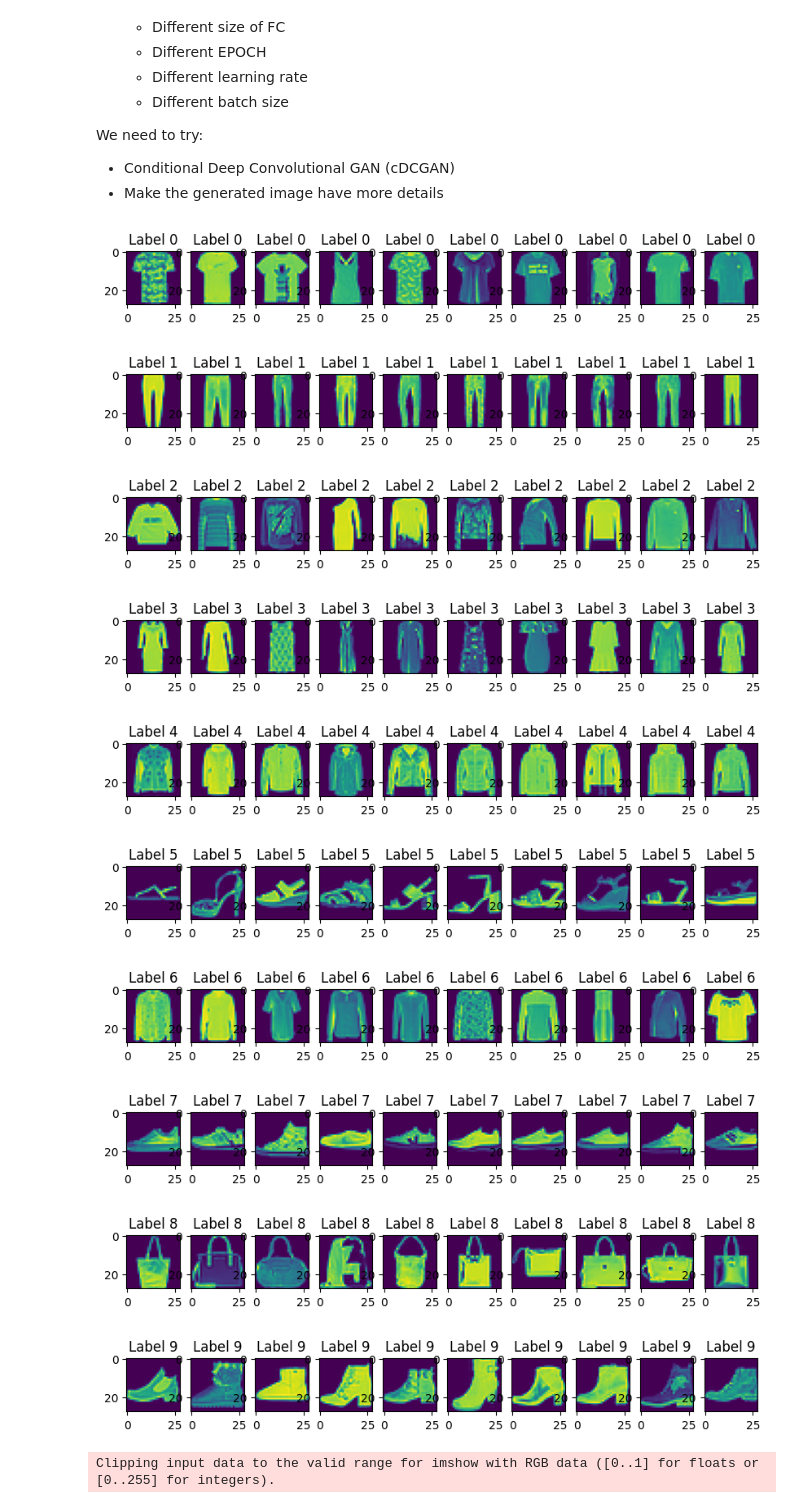
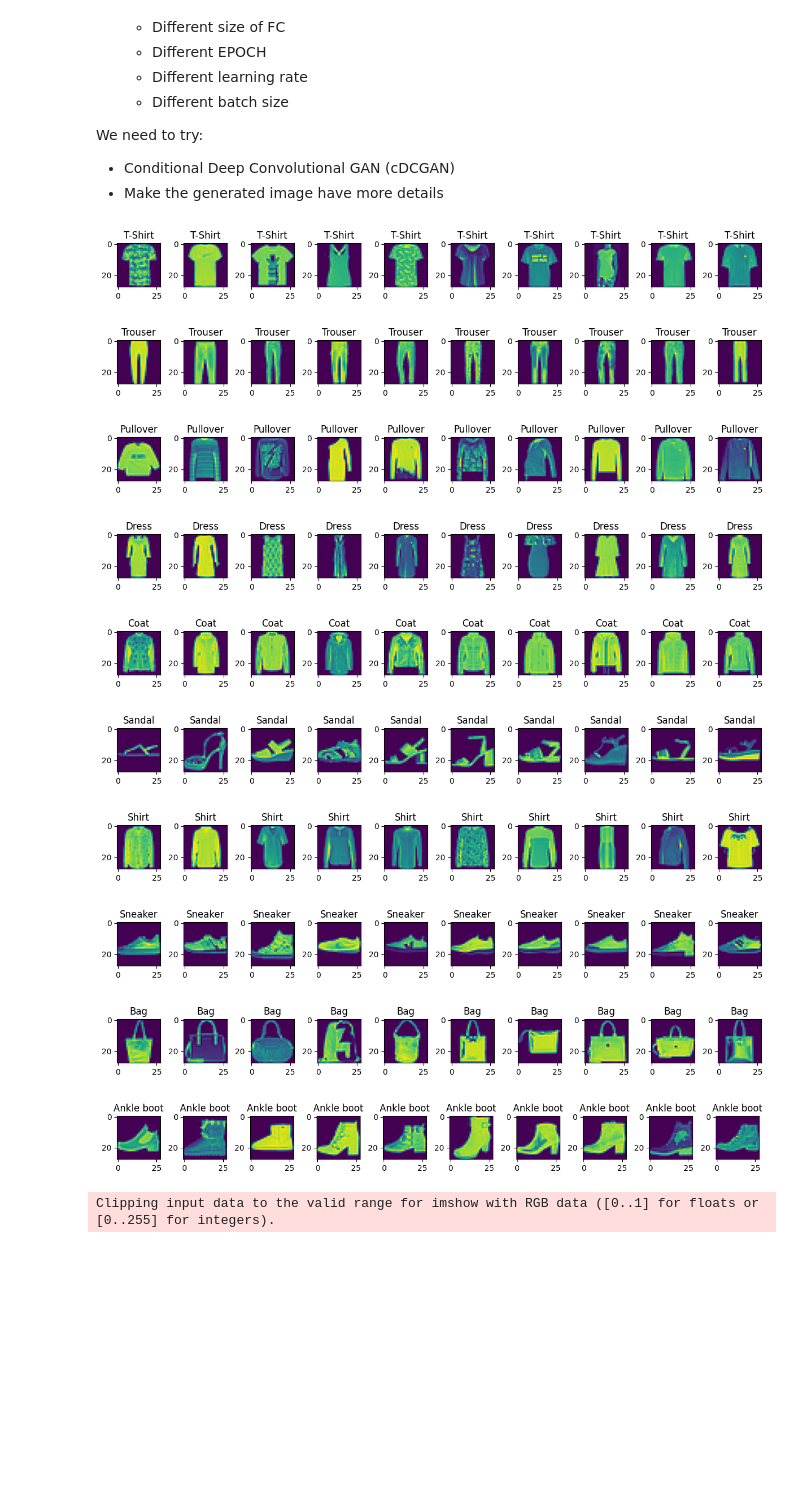
Before and after one commit to zhangwengyu999/Fashion_Image_Generation_Project, a Jupyter notebook: cGAN/cGAN.ipynb, the cells around one changed output. Cells and saved outputs as stored; diff of their text form; code cells hidden in the pictures; blank space fills up the shorter version.

```diff
--- a/cGAN/cGAN.ipynb
+++ b/cGAN/cGAN.ipynb
@@ -52,9 +50,9 @@ class Sample:
         self.feat = feat
         self.label = label
 
-def loadImage():
+def loadImage(inPath):
     samples = []
-    dataCsv = pd.read_csv(trainPath)
+    dataCsv = pd.read_csv(inPath)
     dataCsvImg = dataCsv.drop(columns = 'label')
     dataCsvImg = dataCsvImg.values.astype('uint8')
 
@@ -66,44 +64,31 @@ def loadImage():
         samples.append(sample)
     return samples, images, labels
 
-allSamples, allImages, allLabels = loadImage()
+trainSamples, trainImages, trainLabels = loadImage(trainPath)
+testSamples, testImages, testLabels = loadImage(testPath)
 # %%
+# Task 1: Preprocess the fashion image dataset and visualize some example images.
 for l in range(10):
     count = 0
-    for sample in allSamples:
+    for sample in trainSamples:
         if int(sample.label) == l:
             if count%10 == 0:
-                plt.figure(figsize=(10, 1))
+                plt.figure(figsize=(15, 1))
             plt.subplot(1, 10, count%10+1)
-            plt.title(f'Label {l}')
+            plt.title(labelMap[int(l)])
             plt.imshow(sample.img)
             count += 1
             if (count >= 10):
                 break
-
-# imgCount = 0
-# for sample in allSamples:
-#     label = sample.label
-#     img = sample.img
-#     label = int(label)
-#     if imgCount % 10 == 0:
-#         plt.figure(figsize=(10, 1))
-#     plt.subplot(1, 10, imgCount%10+1)
-#     plt.title(f'Label {label}')
-
-#     plt.imshow(img)
-#     imgCount+=1
-#     if (imgCount >= 100):
-#         break
 # %% [output]
-[figure, old version]
+[figure, new version]
-[figure, old version]
+[figure, new version]
-[figure, old version]
+[figure, new version]
-[figure, old version]
+[figure, new version]
-[figure, old version]
+[figure, new version]
-[figure, old version]
+[figure, new version]
-[figure, old version]
+[figure, new version]
-[figure, old version]
+[figure, new version]
-[figure, old version]
+[figure, new version]
-[figure, old version]
+[figure, new version]
 # %%
```
Also changed, not shown: parts of 13 cells of this notebook, 5 other files.
